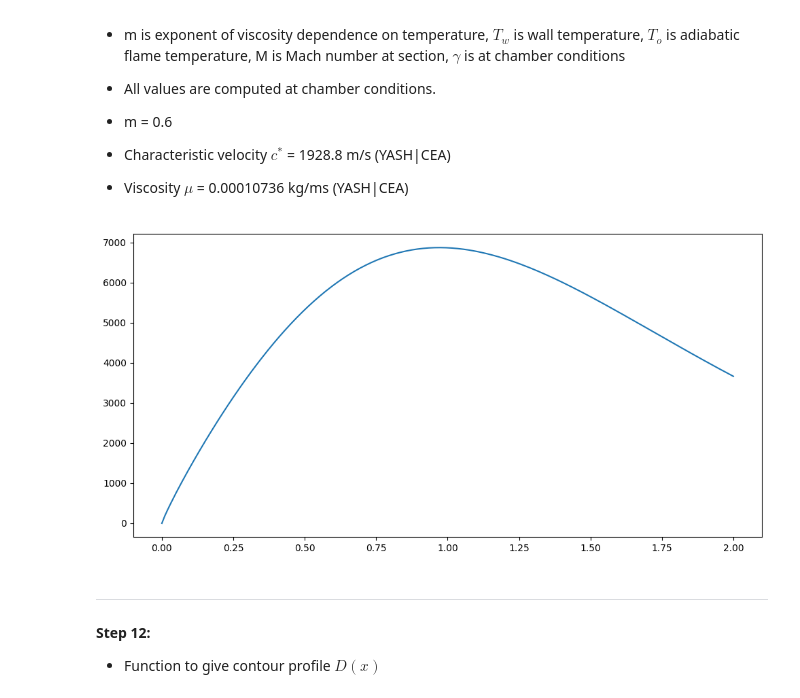
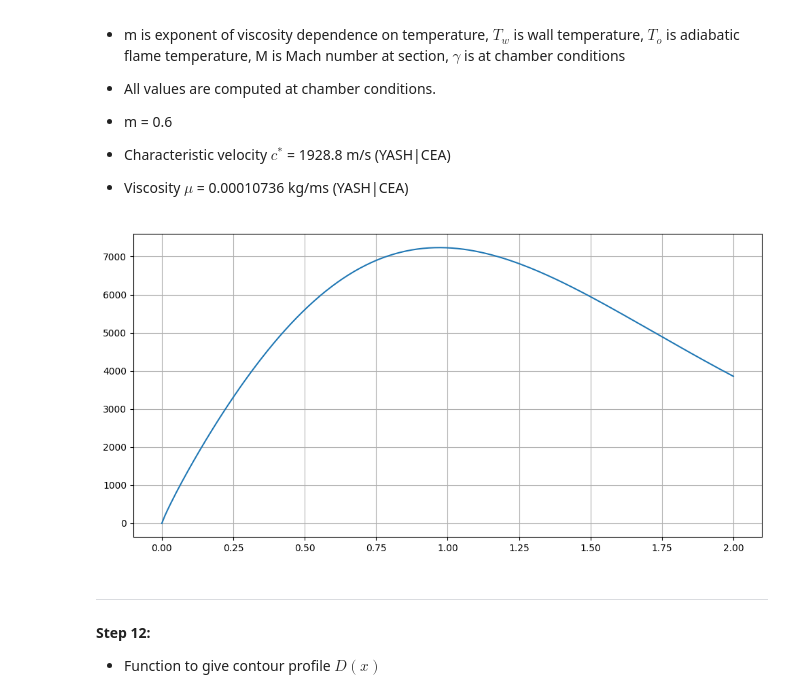
Before and after one commit to pbtank/Thruster-Design, a Jupyter notebook: Constrained_mdotf_Case.ipynb, the cells around one changed output. Cells and saved outputs as stored; diff of their text form; code cells hidden in the pictures.

```diff
--- a/Constrained_mdotf_Case.ipynb
+++ b/Constrained_mdotf_Case.ipynb
@@ -16,7 +16,7 @@
 - Atmospheric pressure $P_a$ = 1.01325 bar
 # %%
 Pc = 10e5
-mdotc = 5/1000
+mdotc = 3/1000
 Pa = 1.01325e5
 
 
@@ -120,6 +120,6 @@ At : 38.29888286447033 mm^2
 
 $$D_t = \sqrt{\frac{4}{\pi} A_t}$$
 # %%
-Dt = round((4*At/pi)**0.5, 3)
+Dt = round((4*At/pi)**0.5, 4)
 print("Dt : {0} mm".format(Dt*1000))
 # %% [output]
@@ -292,35 +271,36 @@ $$\sigma = \frac{1}{\left[\frac{1}{2} \left(\frac{T_w}{T_o}\right) \left(1 + \fr
 # %%
 ###################### test of bartz's relation in british units
 import numpy as np
 from matplotlib import pyplot as plt
 
 PasTolnpins = 0.05599741
 fpsToWpm2K = 20428.077*144
 def h(Mx):
     m = 0.6
     aa = 1 + (gamma-1)*0.5*Mx**2
     To = 6300 # R from 3500K
     Tw = 1350 # R from 750K
     sigma = 1/((0.5*(Tw/To)*(aa) + 0.5)**(0.8-m/5) * (aa)**(m/5))
 
     cstar = 6328.083 # ft/s from m/s
     mu = 0.00010736 * PasTolnpins # lb/ins
     cp = 0.5747 # Btu/lbR from 2.4061 kJ/kgK
     Pr = 4*gamma/(9*gamma-5)
     pc = 145.038 # psia from bar
     g = 32.2 # ft/s2
-    R = 0.2066929 # in from mm
-    Dt = 0.275591 # in from mm
+    R = 0.159 # in from mm
+    Dt = 0.213 # in from mm
 
     ata = Mx/(((2 + (gamma-1)*Mx**2)/(gamma+1))**((gamma+1)/(gamma-1)))**0.5
     h = (0.026/Dt**0.2) * (mu**0.2 * cp / Pr**0.6) * (pc*g/cstar)**0.8 * (ata)**0.9 * (Dt*2/R)**0.1 * sigma
     return h * fpsToWpm2K
 
 x = np.linspace(0, 2, 200)
 plt.plot(x, h(x))
+plt.grid()
 plt.show()
 # %% [output]
-[figure, old version]
+[figure, new version]
 # %% [markdown]
 ---
 **Step 12:**
```
Also changed, not shown: parts of 15 cells of this notebook.
